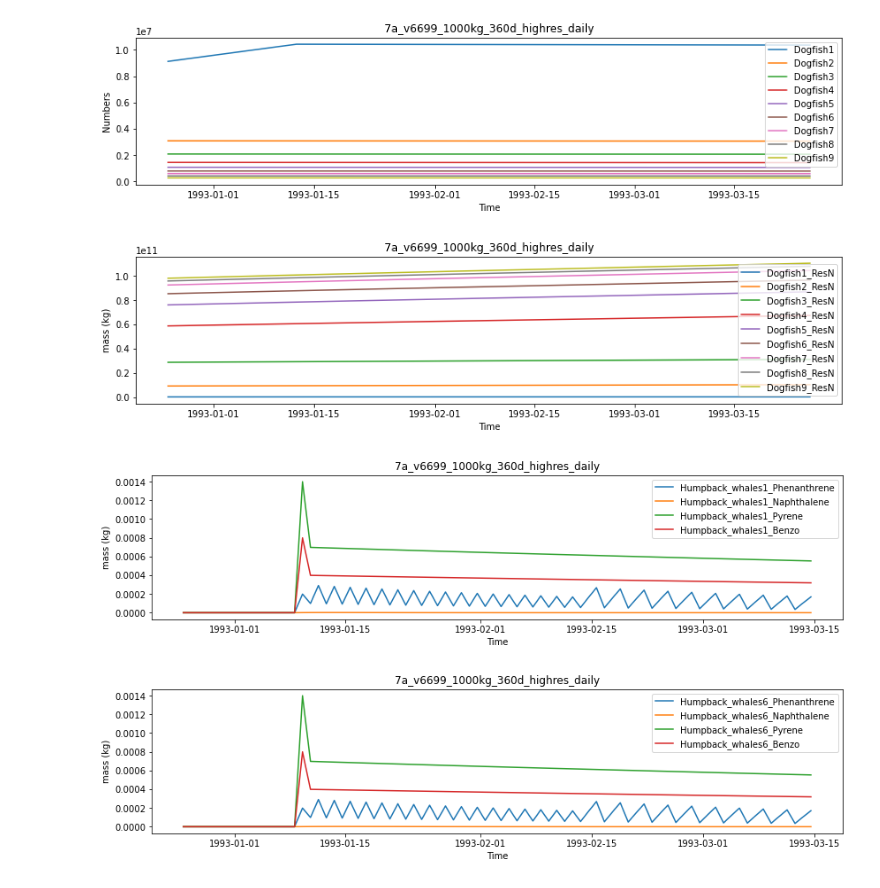
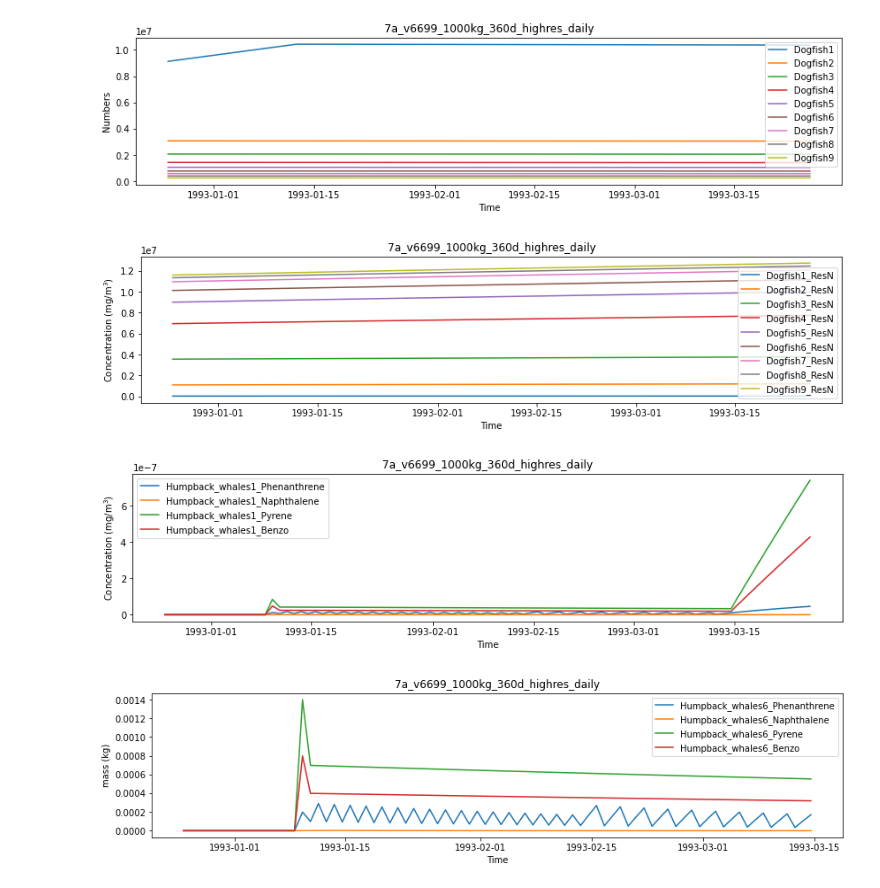
Before and after one commit to SS-Atlantis/analysis-raisha, a Jupyter notebook: notebooks/SSAM-debug-age-structured.ipynb, the cells around one changed output. Saved outputs shown, nothing was run; the diff lists cells and outputs as text; code cells hidden in the pictures.

```diff
--- a/notebooks/SSAM-debug-age-structured.ipynb
+++ b/notebooks/SSAM-debug-age-structured.ipynb
@@ -96,5 +122,0 @@ plot_group(groups.pahs, scenario_datasets, scenario_paths)
-# %%
-new_group = {}
-for pah in groups.pahs:
-    new_group['Hake1_'+pah]= 'Hake1_' +pah
-plot_group(new_group, scenario_datasets, scenario_paths)
@@ -117,5 +122,0 @@ plot_group_nums(new_group, scenario_datasets, scenario_paths)
-# %%
-new_group = {}
-for pah in groups.pahs:
-    new_group['Coho_salmon2_'+pah]= 'Coho_salmon2_'+pah
-plot_group(new_group, scenario_datasets, scenario_paths)
@@ -144,0 +130,5 @@ plot_group_nums(new_group, scenario_datasets, scenario_paths)
+# %%
+new_group = {}
+for pah in groups.pahs:
+    new_group['Chinook_salmon1_'+pah]= 'Chinook_salmon1_' +pah
+plot_group_conc(new_group, scenario_datasets, scenario_paths)
@@ -144,0 +137,5 @@ plot_group_nums(new_group, scenario_datasets, scenario_paths)
+# %%
+new_group = {}
+for pah in groups.pahs:
+    new_group['Coho_salmon4_'+pah]= 'Coho_salmon4_'+pah
+plot_group_conc(new_group, scenario_datasets, scenario_paths)
@@ -223,16 +240,16 @@ plot_group_nums(new_group, scenario_datasets, scenario_paths)
 new_group = {}
 for cohort in range (1, groups.cohorts['Dogfish']):
     new_group['Dogfish'+str(cohort)+'_ResN']= 'Dogfish'+str(cohort)+'_ResN'
-plot_group(new_group, scenario_datasets, scenario_paths)
+plot_group_conc(new_group, scenario_datasets, scenario_paths)
 # %% [output]
-[figure, old version]
+[figure, new version]
 # %%
 new_group = {}
 for pah in groups.pahs:
     new_group['Humpback_whales1_'+pah]= 'Humpback_whales1_'+pah
-plot_group(new_group, scenario_datasets, scenario_paths)
+plot_group_conc(new_group, scenario_datasets, scenario_paths)
 # %% [output]
-[figure, old version]
+[figure, new version]
 # %%
 new_group = {}
 for pah in groups.pahs:
```
Also changed, not shown: parts of 29 cells of this notebook.
